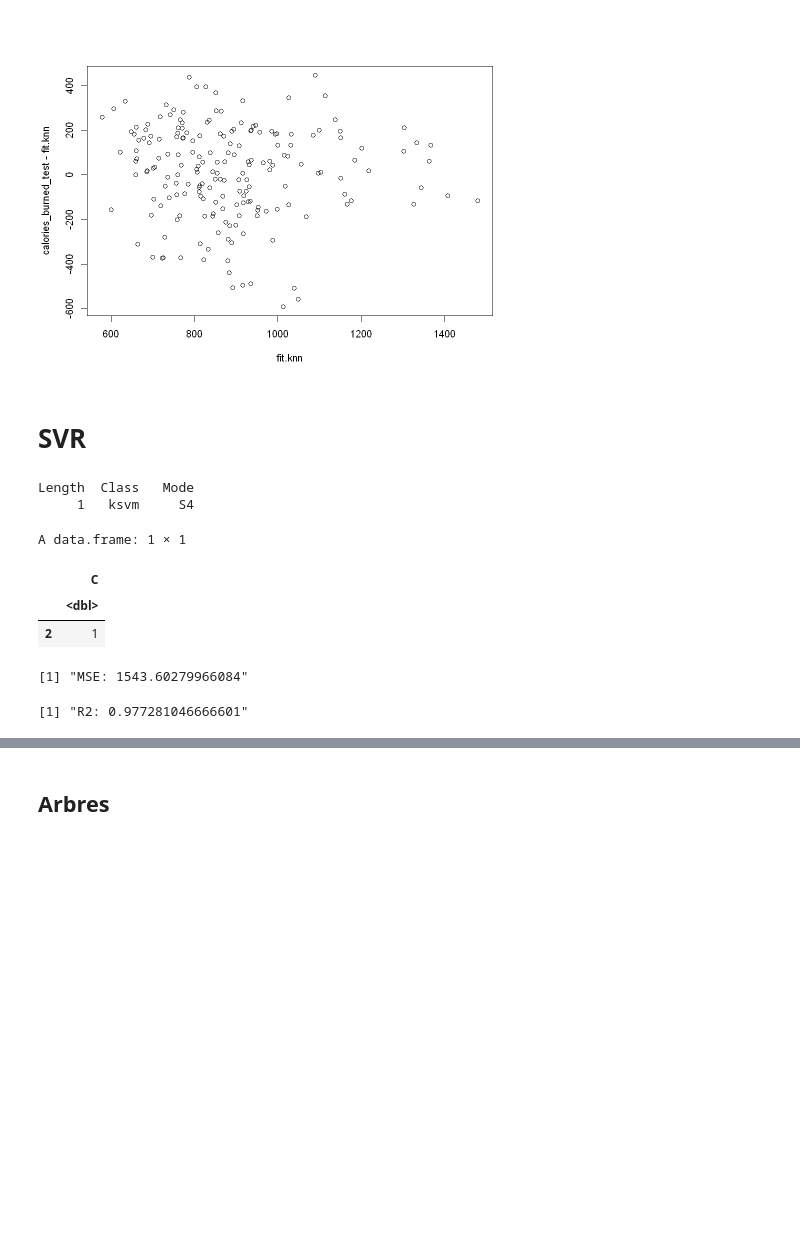
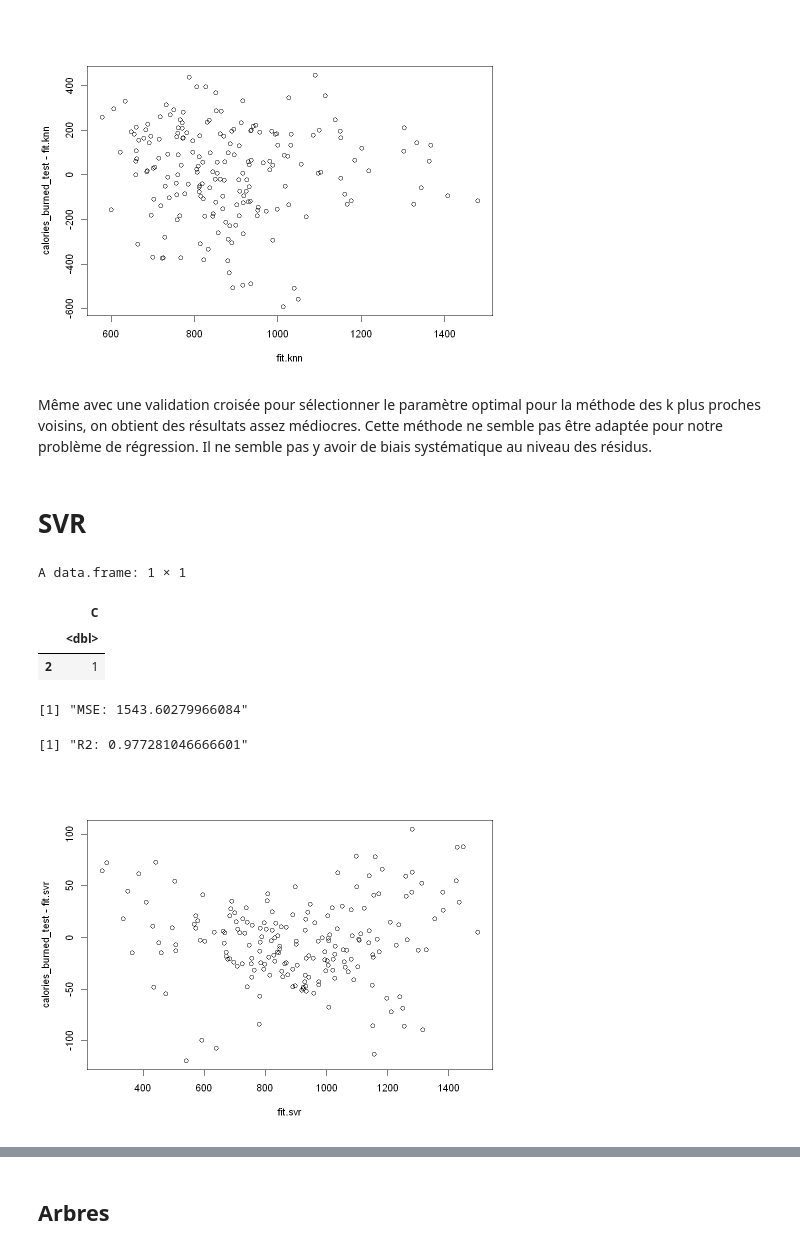
Before and after one commit to P-Point-all/ML_Gym_exercise, a Jupyter notebook: ML_Gym.ipynb, the cells around one changed output, grey strips where cells are left out. Drawn from its saved outputs; the diff is of its cells as text; code cells hidden in the pictures; blank space fills up the shorter version.

```diff
--- a/ML_Gym.ipynb
+++ b/ML_Gym.ipynb
@@ -565,32 +567,33 @@ A data.frame: 1 × 1
 [1] "MSE: 43383.7054639175"
 [1] "R2: 0.361472795928297"
 [figure]
+# %% [markdown]
+Même avec une validation croisée pour sélectionner le paramètre optimal pour la méthode des k plus proches voisins, on obtient des résultats assez médiocres. Cette méthode ne semble pas être adaptée pour notre problème de régression. Il ne semble pas y avoir de biais systématique au niveau des résidus.
 # %% [markdown]
 # SVR
 # %%
 control <- trainControl(method = "cv", number = 5)
 
 grid <- expand.grid(
   C = c(0.1,1,5,10)
 )
 
 t1<-Sys.time()
 svr <- train(x = gymr_train, y = calories_burned_train, method = "svmLinear",trControl = control,verbose = FALSE,tuneGrid = grid)
 fit.svr <- predict(svr, newdata = gymr_test)
 t2<-Sys.time()
 svr_duration<-t2-t1
-summary(svr)
 svr$bestTune
 mse_svr <- MSE(calories_burned_test,fit.svr)
 R2_svr  <- R2(calories_burned_test,fit.svr)
 paste("MSE: ",mse_svr ,sep="")
 paste("R2: ",R2_svr ,sep="")
+plot(fit.svr,calories_burned_test - fit.svr)
 # %% [output]
-Length  Class   Mode
-     1   ksvm     S4
+A data.frame: 1 × 1
+|  | C |
+|  | <dbl> |
+| 2 | 1 |
-A data.frame: 1 × 1
+[1] "MSE: 1543.60279966084"
-|  | C |
-|  | <dbl> |
-| 2 | 1 |
-[1] "MSE: 1543.60279966084"
+[1] "R2: 0.977281046666601"
-[1] "R2: 0.977281046666601"
+[figure, added]
```
Also changed, not shown: parts of 34 cells of this notebook.
